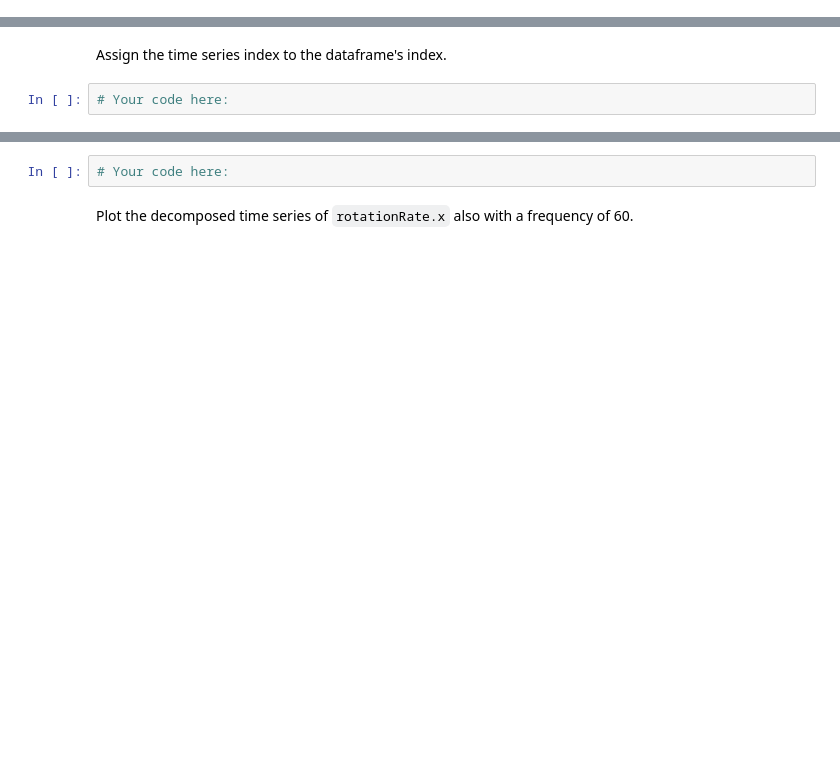
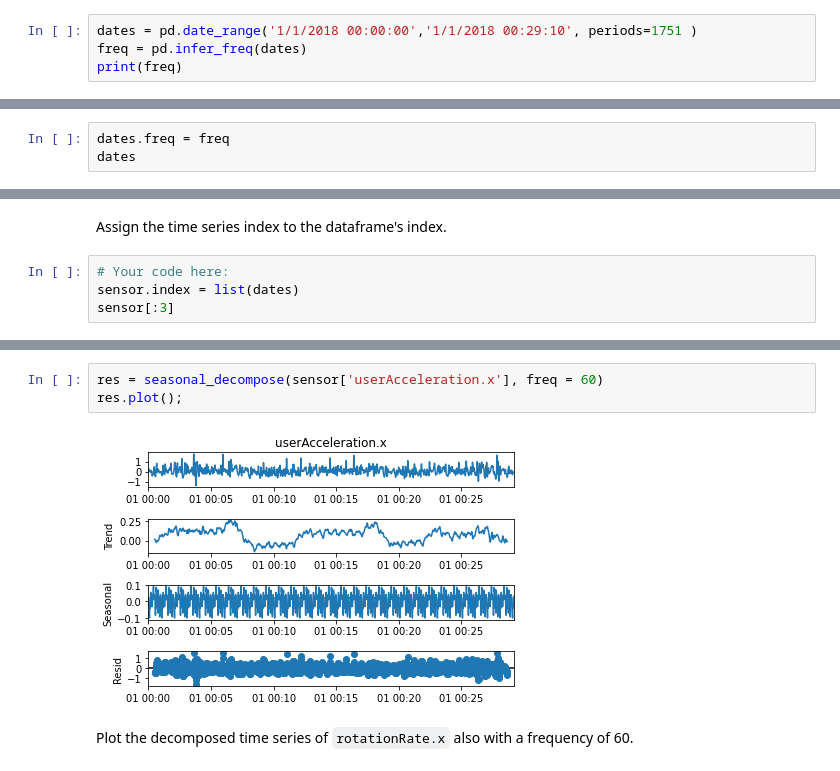
Before and after one commit to Ironhack-Data-Madrid-Enero-2021/lab-time-series, a Jupyter notebook: your-code/main.ipynb, the cells around one changed output, grey strips where cells are left out. Drawn from its saved outputs; the diff is of its cells as text; blank space fills up the shorter version.

```diff
--- a/your-code/main.ipynb
+++ b/your-code/main.ipynb
@@ -37,0 +84,4 @@ To perform time series analysis on the data, we must change the index from a ran
+# %%
+dates = pd.date_range('1/1/2018 00:00:00','1/1/2018 00:29:10', periods=1751 )
+freq = pd.infer_freq(dates)
+print(freq)
@@ -37,0 +90,3 @@ To perform time series analysis on the data, we must change the index from a ran
+# %%
+dates.freq = freq
+dates
@@ -39,3 +107,5 @@ To perform time series analysis on the data, we must change the index from a ran
 Assign the time series index to the dataframe's index.
 # %%
 # Your code here:
+sensor.index = list(dates)
+sensor[:3]
@@ -43,7 +118,10 @@ Assign the time series index to the dataframe's index.
 Our next step is to decompose the time series and evaluate the patterns in the data. Load the `statsmodels.api` submodule and plot the decomposed plot of `userAcceleration.x`. Set `freq=60` in the `seasonal_decompose` function. Your graph should look like the one below.
 
 ![time series decomposition](../images/tsa_decompose.png)
-# %%
-# Your code here:
+# %%
+res = seasonal_decompose(sensor['userAcceleration.x'], freq = 60)
+res.plot();
+# %% [output]
+[figure, added]
 # %% [markdown]
 Plot the decomposed time series of `rotationRate.x` also with a frequency of 60.
```
Also changed, not shown: parts of 41 cells of this notebook.
